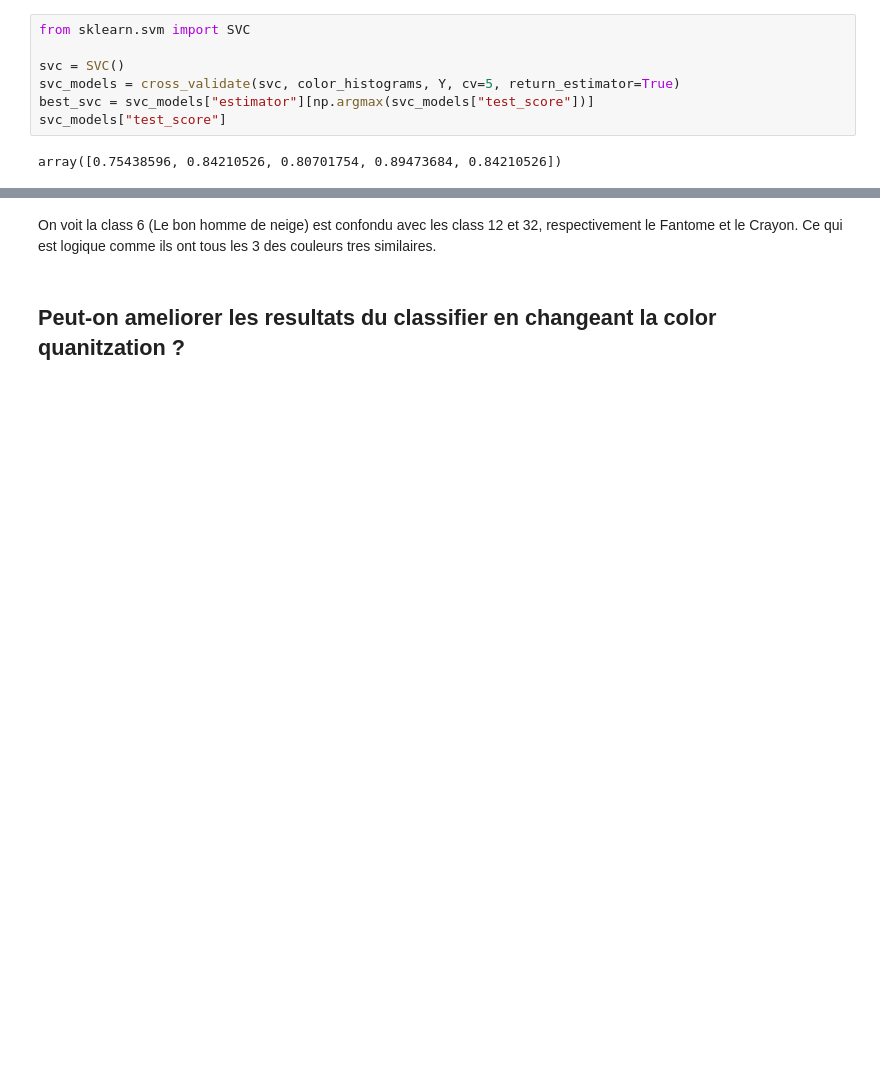
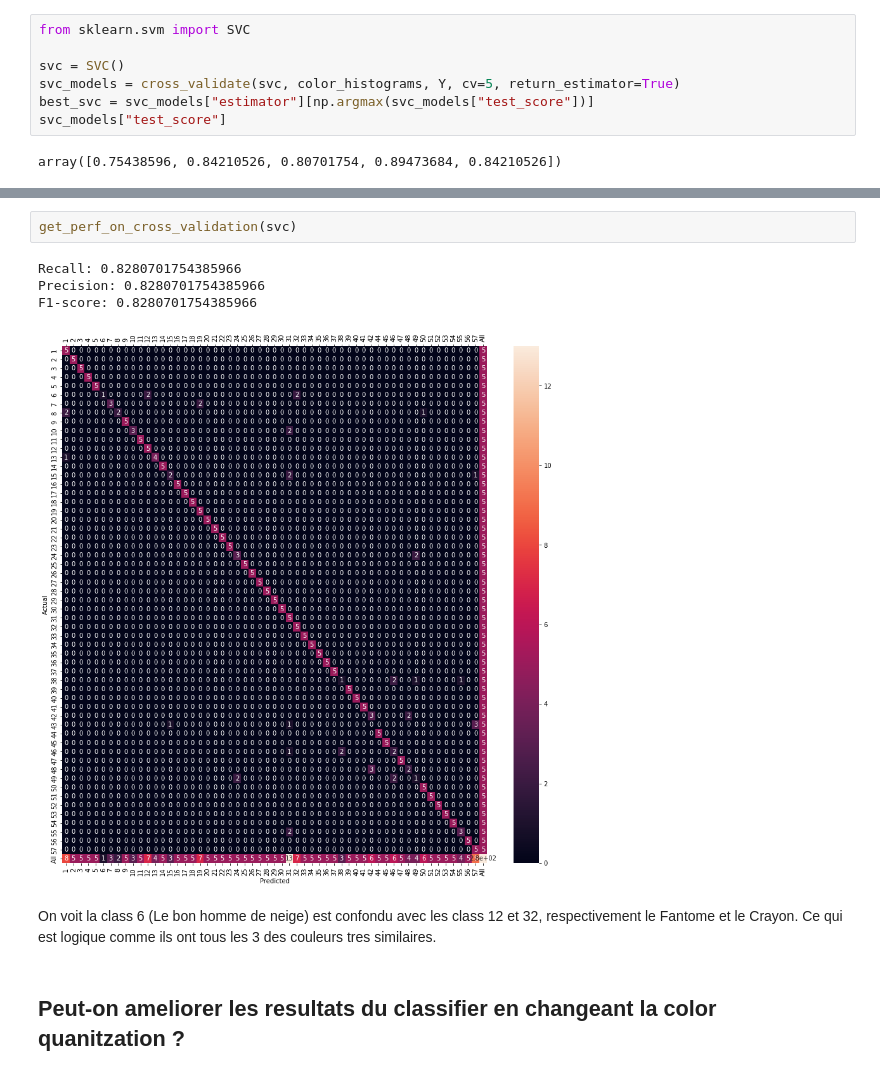
Before and after one commit to Whojo/Dobble-master-race, a Jupyter notebook: color-histogram.ipynb, the cells around one changed output, grey strips where cells are left out. Drawn from its saved outputs; the diff is of its cells as text; blank space fills up the shorter version.

```diff
--- a/color-histogram.ipynb
+++ b/color-histogram.ipynb
@@ -382,3 +379,10 @@ array([0.75438596, 0.84210526, 0.80701754, 0.89473684, 0.84210526])
+# %%
+get_perf_on_cross_validation(svc)
+# %% [output]
+Recall: 0.8280701754385966
+Precision: 0.8280701754385966
+F1-score: 0.8280701754385966
+[figure, added]
 # %% [markdown]
 On voit la class 6 (Le bon homme de neige) est confondu avec les class 12 et 32, respectivement le Fantome et le Crayon.
 Ce qui est logique comme ils ont tous les 3 des couleurs tres similaires.
```
Also changed, not shown: parts of 8 cells of this notebook.
